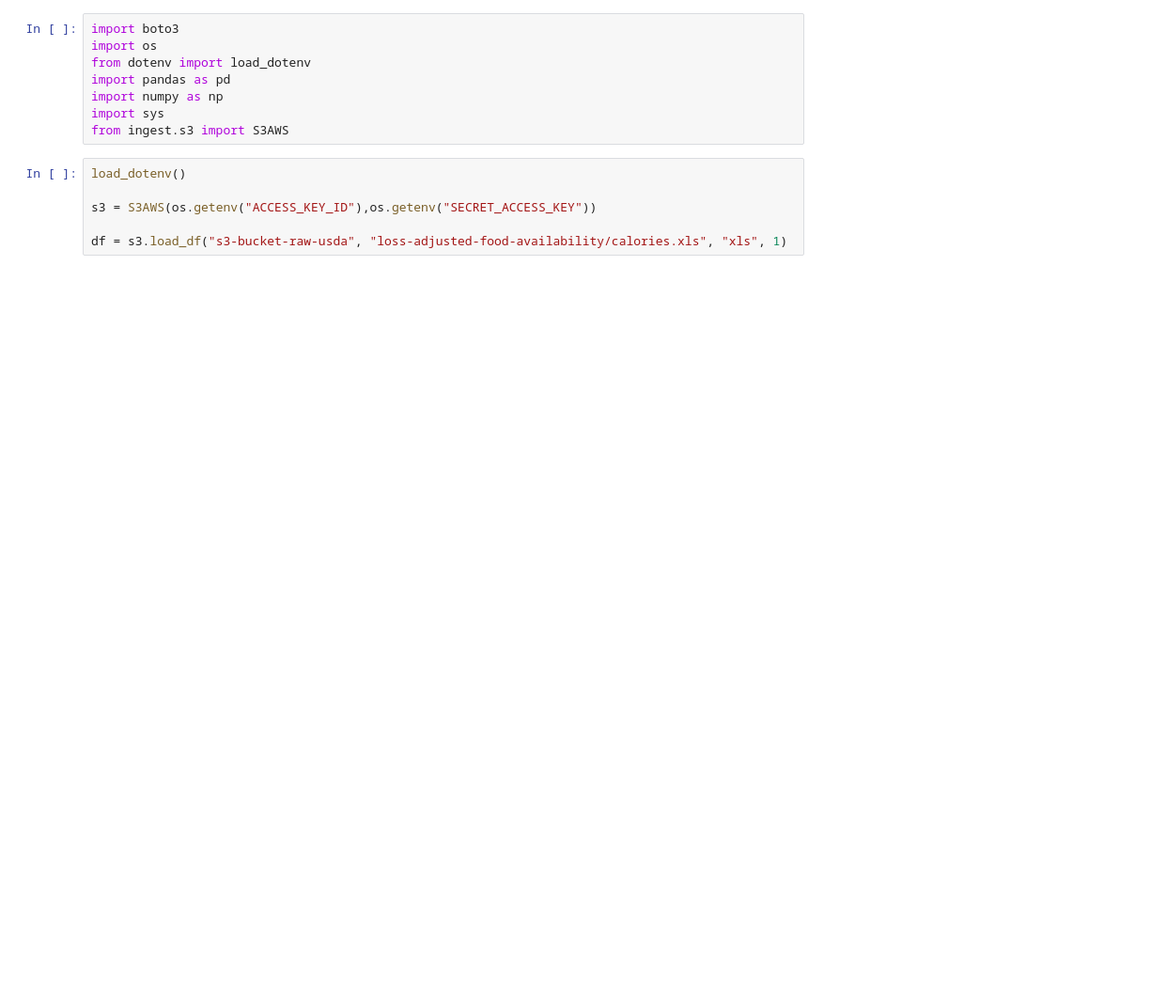
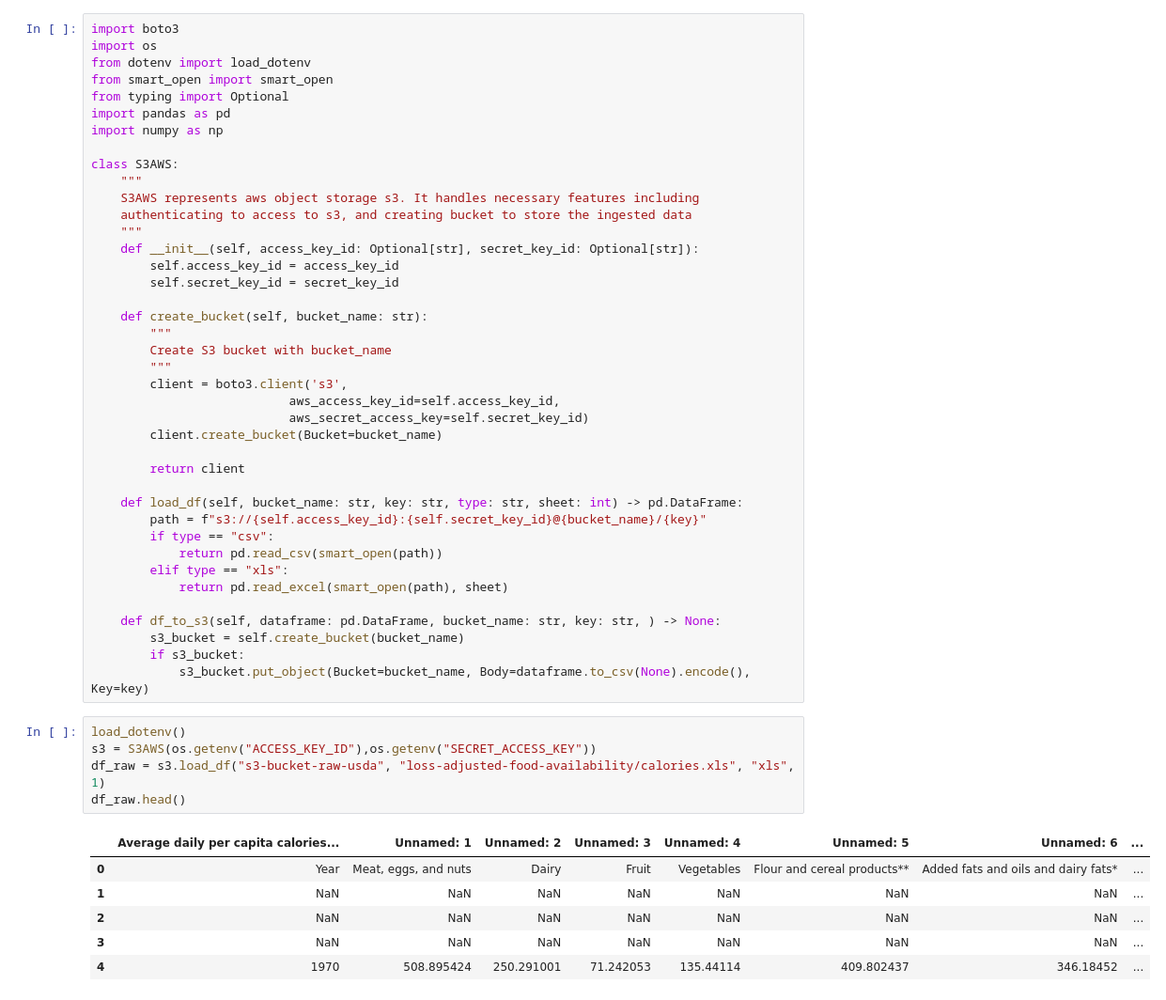
Before and after one commit to Narapady/css497_ETL_project, a Jupyter notebook: stage/nb.ipynb, the cells around one changed output. Shown at 94% size. Cells and saved outputs as stored; diff of their text form; blank space fills up the shorter version.

```diff
--- a/stage/nb.ipynb
+++ b/stage/nb.ipynb
@@ -1,14 +1,52 @@
-# %%
-import boto3
-import os
-from dotenv import load_dotenv
-import pandas as pd
-import numpy as np
-import sys
-from ingest.s3 import S3AWS
+# %%
+import boto3
+import os
+from dotenv import load_dotenv
+from smart_open import smart_open
+from typing import Optional
+import pandas as pd
+import numpy as np
+
+class S3AWS:
+    """
+    S3AWS represents aws object storage s3. It handles necessary features including
+    authenticating to access to s3, and creating bucket to store the ingested data
+    """
+    def __init__(self, access_key_id: Optional[str], secret_key_id: Optional[str]):
+        self.access_key_id = access_key_id
+        self.secret_key_id = secret_key_id
+
+    def create_bucket(self, bucket_name: str):
+        """
+        Create S3 bucket with bucket_name
+        """
+        client = boto3.client('s3',
+                           aws_access_key_id=self.access_key_id,
+                           aws_secret_access_key=self.secret_key_id)
+        client.create_bucket(Bucket=bucket_name)
+
+        return client
+
+    def load_df(self, bucket_name: str, key: str, type: str, sheet: int) -> pd.DataFrame:
+        path = f"s3://{self.access_key_id}:{self.secret_key_id}@{bucket_name}/{key}"
+        if type == "csv":
+            return pd.read_csv(smart_open(path))
+        elif type == "xls":
+            return pd.read_excel(smart_open(path), sheet)
+
+    def df_to_s3(self, dataframe: pd.DataFrame, bucket_name: str, key: str, ) -> None:
+        s3_bucket = self.create_bucket(bucket_name)
+        if s3_bucket:
+            s3_bucket.put_object(Bucket=bucket_name, Body=dataframe.to_csv(None).encode(), Key=key)
 # %%
 load_dotenv()
-
 s3 = S3AWS(os.getenv("ACCESS_KEY_ID"),os.getenv("SECRET_ACCESS_KEY"))
-
-df = s3.load_df("s3-bucket-raw-usda", "loss-adjusted-food-availability/calories.xls", "xls", 1)
+df_raw = s3.load_df("s3-bucket-raw-usda", "loss-adjusted-food-availability/calories.xls", "xls", 1)
+df_raw.head()
+# %% [output]
+|  | Average daily per capita calories... | Unnamed: 1 | Unnamed: 2 | Unnamed: 3 | Unnamed: 4 | Unnamed: 5 | Unnamed: 6 | ... |
+| 0 | Year | Meat, eggs, and nuts | Dairy | Fruit | Vegetables | Flour and cereal products** | Added fats and oils and dairy fats* | ... |
+| 1 | NaN | NaN | NaN | NaN | NaN | NaN | NaN | ... |
+| 2 | NaN | NaN | NaN | NaN | NaN | NaN | NaN | ... |
+| 3 | NaN | NaN | NaN | NaN | NaN | NaN | NaN | ... |
+| 4 | 1970 | 508.895424 | 250.291001 | 71.242053 | 135.44114 | 409.802437 | 346.18452 | ... |
```
Also changed, not shown: parts of 3 cells of this notebook, 4 other files.
